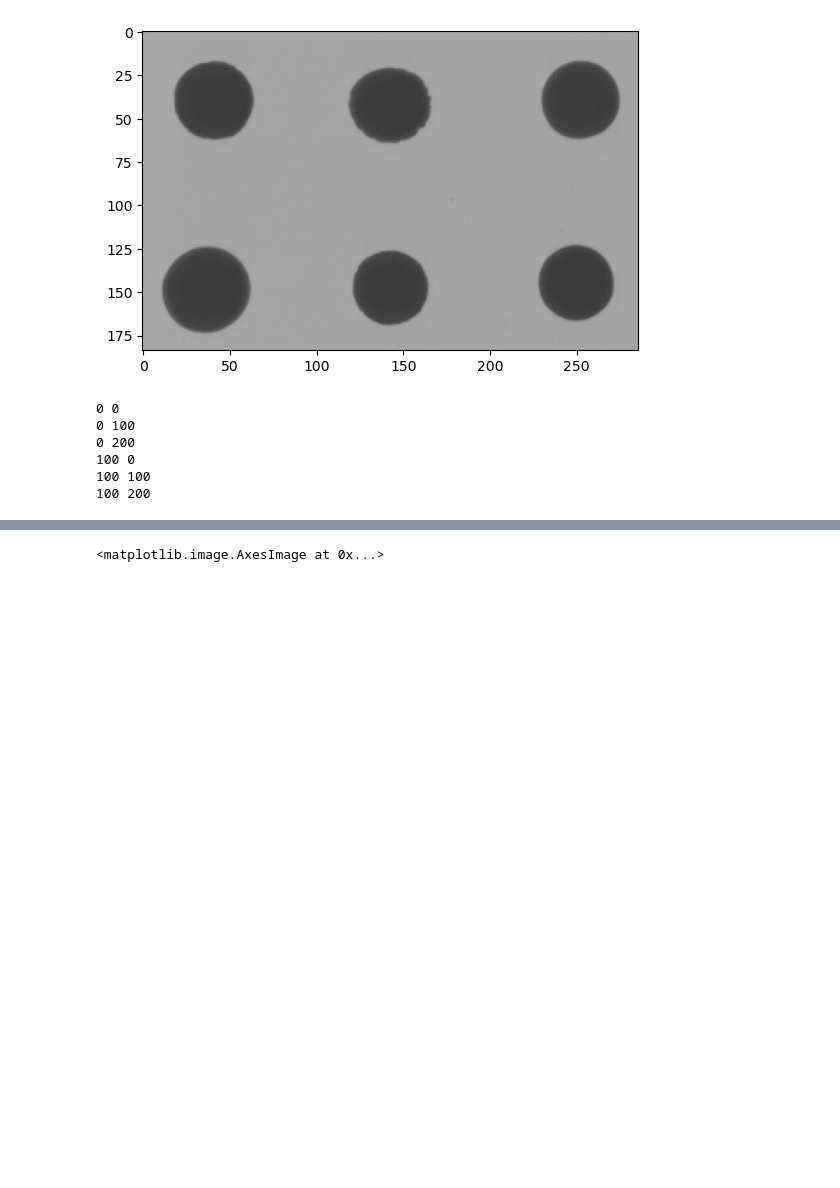
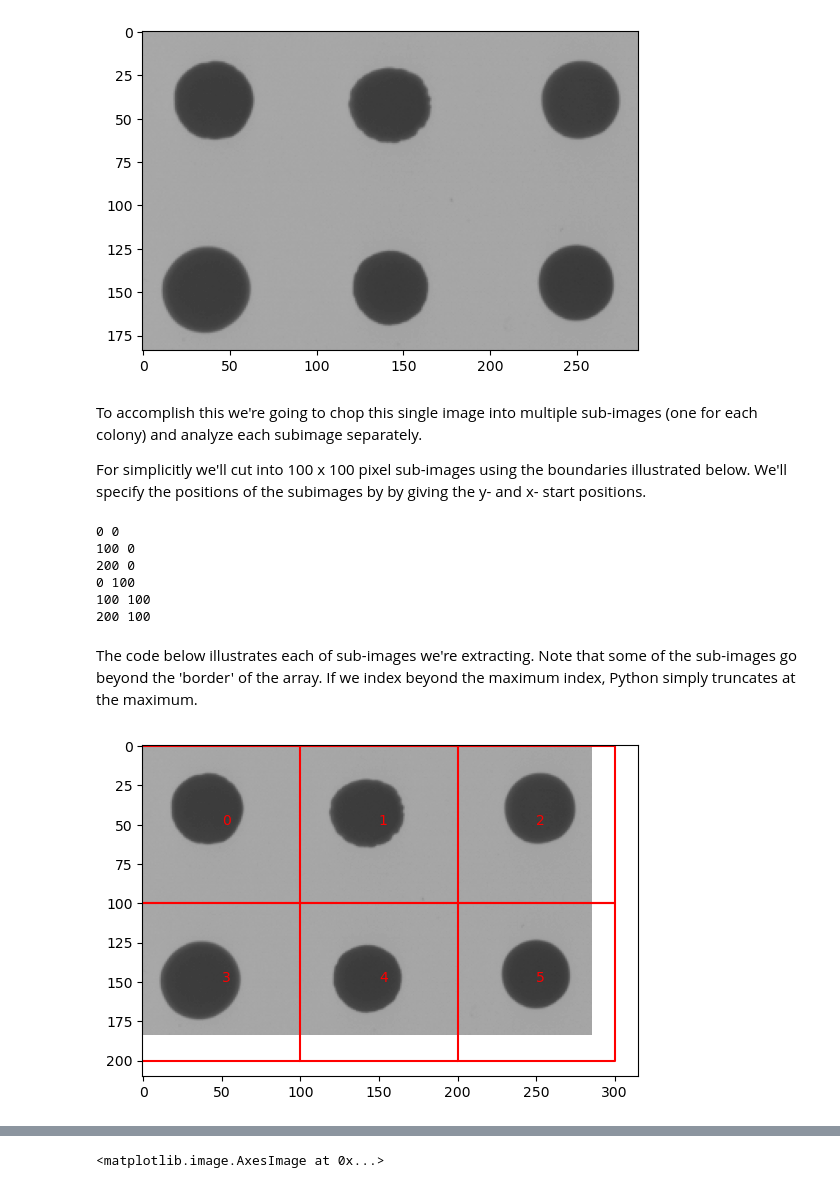
Before and after one commit to Bio724D/Bio724D_2023_2024, a Jupyter notebook: python_notebooks/image_analysis_example.ipynb, the cells around one changed output, grey strips where cells are left out. Cells and saved outputs as stored; diff of their text form; code cells hidden in the pictures; blank space fills up the shorter version.

```diff
--- a/python_notebooks/image_analysis_example.ipynb
+++ b/python_notebooks/image_analysis_example.ipynb
@@ -130,6 +165,10 @@ plt.imshow(colonies, cmap="gray", norm=None, vmin=0, vmax=255)
 # %% [output]
 <matplotlib.image.AxesImage at 0x...>
 [figure]
+# %% [markdown]
+To accomplish this we're going to chop this single image into multiple sub-images (one for each colony) and analyze each subimage separately.
+
+For simplicitly we'll cut into 100 x 100 pixel sub-images using the boundaries illustrated below.  We'll specify the positions of the subimages by by giving the y- and x- start positions.
 # %%
 # Cutting out multiple slices of the image, each representing a colony
 
@@ -138,12 +177,34 @@ ystarts = [0, 100, 200]
 # %%
-for x in xstarts:
-    for y in ystarts:
-        print(x,y)
+# these tuples are the upper left corners of each sub-image we'll extract
+for y in ystarts:
+    for x in xstarts:
+        print(x, y)
 # %% [output]
 0 0
+100 0
+200 0
 0 100
-0 200
-100 0
 100 100
-100 200
+200 100
+# %% [markdown]
+The code below illustrates each of sub-images we're extracting.  Note that some of the sub-images go beyond the 'border' of the array.  If we index beyond the maximum index, Python simply truncates at the maximum.
+# %%
+# let's draw these on the image
+
+import matplotlib.patches as patches  # the patches
+
+plt.imshow(colonies, cmap="gray", norm=None, vmin=0, vmax=255)
+
+ct = 0
+for y in ystarts:
+    for x in xstarts:
+        # plot the boundaries of the image rectangles
+        ys = [y, y, y + 100, y + 100]
+        xs = [x, x + 100, x + 100, x]
+        plt.plot(xs, ys, color="red")
+        # add some text numbering the sub-images
+        plt.text(x + 50, y + 50, f"{ct}", color="red")
+        ct += 1
+# %% [output]
+[figure, added]
 # %%
```
Also changed, not shown: parts of 32 cells of this notebook, 2 other files.
